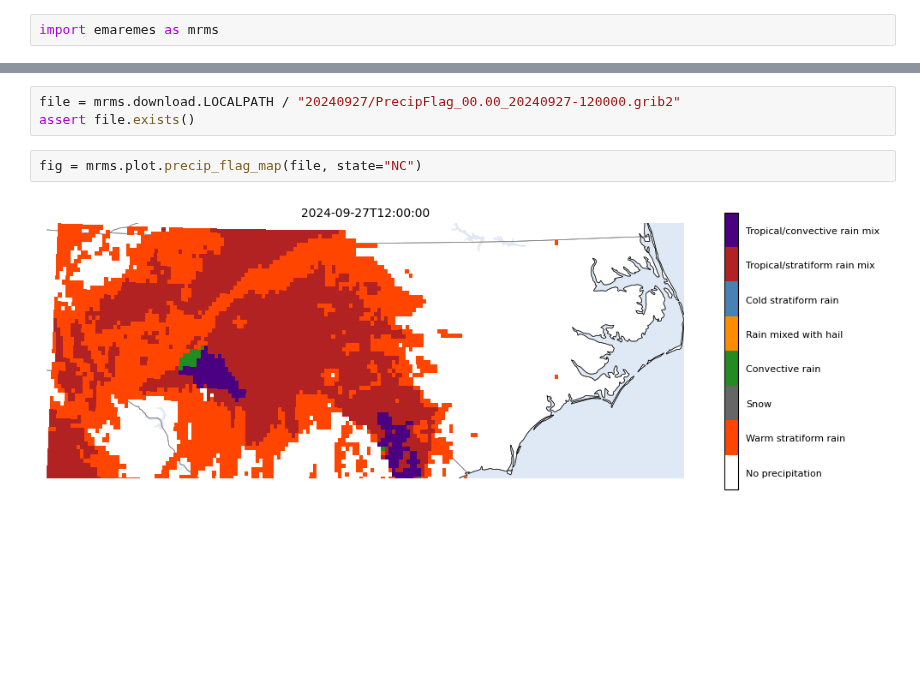
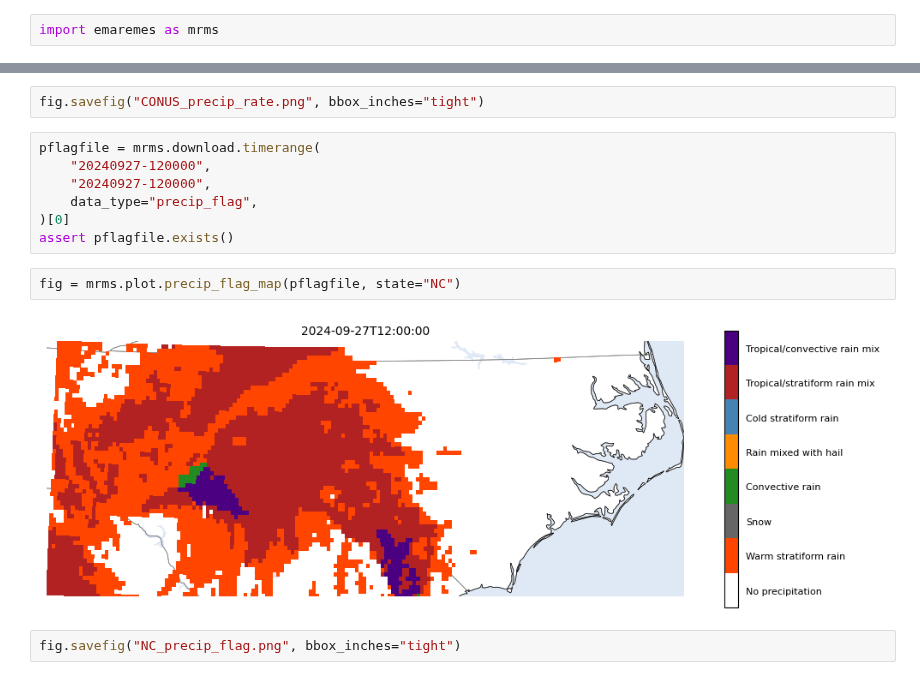
Before and after one commit to edsaac/emaremes, a Jupyter notebook: examples/plotting_maps.ipynb, the cells around one changed output, grey strips where cells are left out. Saved outputs shown, nothing was run; the diff lists cells and outputs as text; blank space fills up the shorter version.

```diff
--- a/examples/plotting_maps.ipynb
+++ b/examples/plotting_maps.ipynb
@@ -12,10 +18,18 @@ fig = mrms.plot.precip_rate_map(file, state="CONUS")
 # %% [output]
 [figure]
+# %%
+fig.savefig("CONUS_precip_rate.png", bbox_inches="tight")
 # %%
-file = mrms.download.LOCALPATH / "20240927/PrecipFlag_00.00_20240927-120000.grib2"
-assert file.exists()
+pflagfile = mrms.download.timerange(
+    "20240927-120000",
+    "20240927-120000",
+    data_type="precip_flag",
+)[0]
+assert pflagfile.exists()
 # %%
-fig = mrms.plot.precip_flag_map(file, state="NC")
+fig = mrms.plot.precip_flag_map(pflagfile, state="NC")
 # %% [output]
-[figure, old version]
+[figure, new version]
+# %%
+fig.savefig("NC_precip_flag.png", bbox_inches="tight")
 # %%
```
Also changed, not shown: parts of 7 cells of this notebook, 17 other files.
